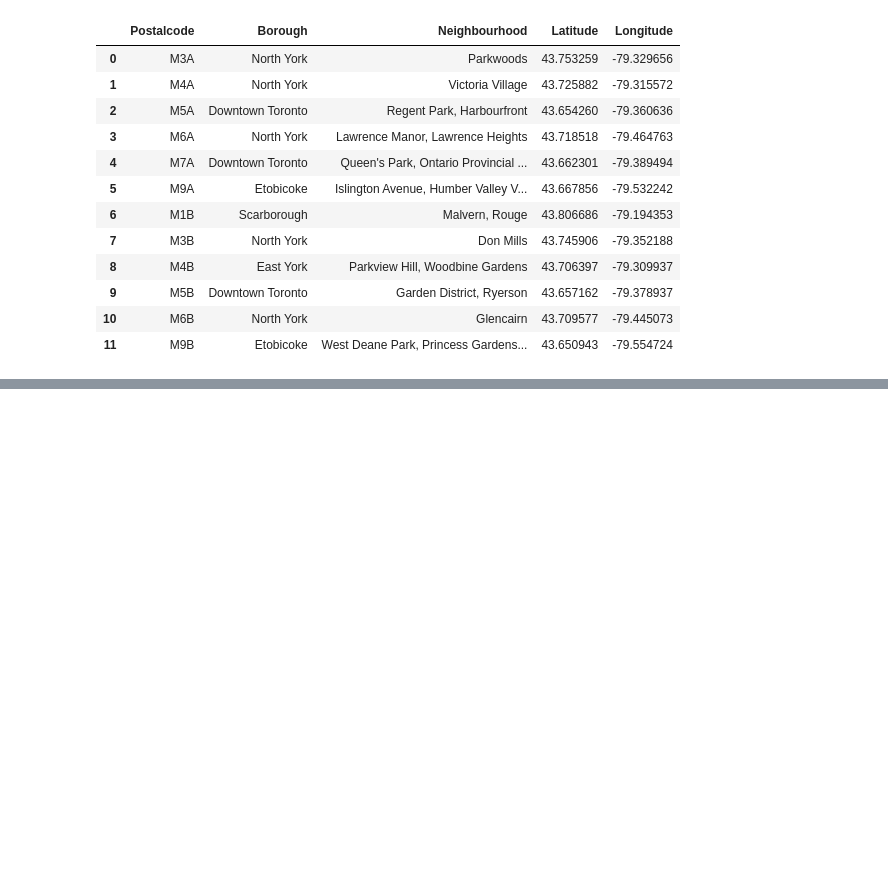
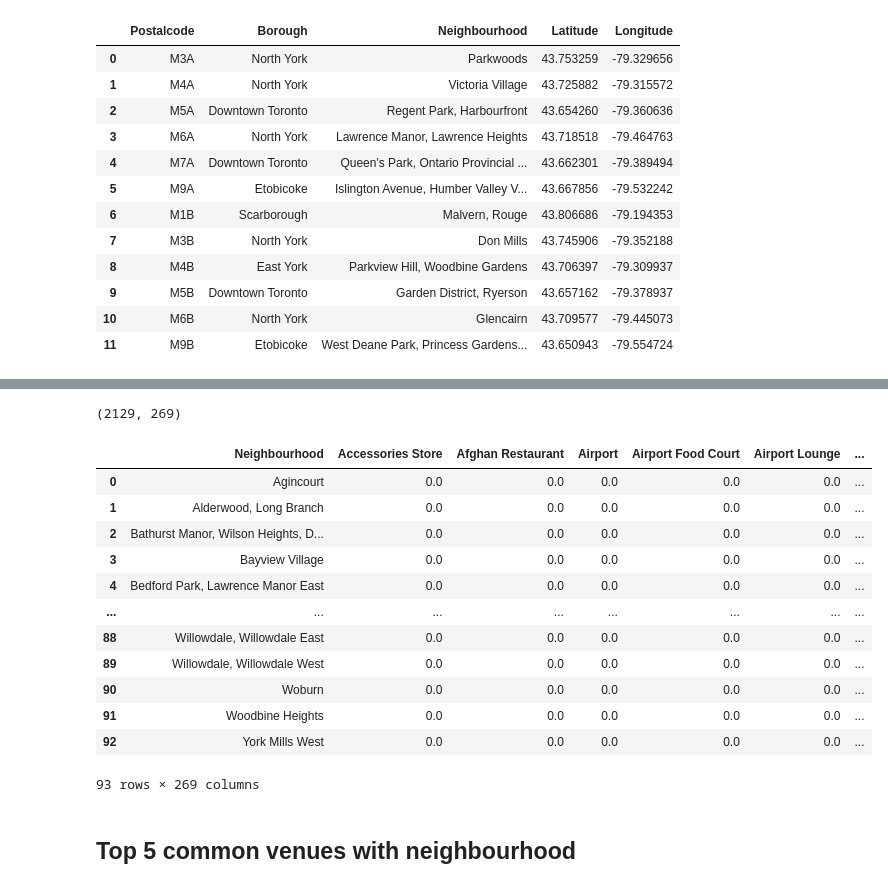
Before and after one commit to ishaansathaye/Coursera_Capstone, a Jupyter notebook: Segmenting and Clustering Neighborhoods in Toronto.ipynb, the cells around one changed output, grey strips where cells are left out. Saved outputs shown, nothing was run; the diff lists cells and outputs as text; code cells hidden in the pictures; blank space fills up the shorter version.

```diff
--- a/Segmenting and Clustering Neighborhoods in Toronto.ipynb
+++ b/Segmenting and Clustering Neighborhoods in Toronto.ipynb
@@ -240,0 +281,25 @@ dfToronto.head(12)
+# %%
+radius = 500
+LIMIT = 100
+# %%
+def getNearbyVenues(names, latitudes, longitudes, radius=500):
+
+    venues_list=[]
+    for name, lat, lng in zip(names, latitudes, longitudes):
+        print(name)
+
+        # create the API request URL
+        url = 'https://api.foursquare.com/v2/venues/explore?&client_id={}&client_secret={}&v={}&ll={},{}&radius={}&limit={}'.format(CLIENT_ID, CLIENT_SECRET, VERSION, lat, lng, radius, LIMIT)
+
+        # make the GET request
+        results = requests.get(url).json()["response"]['groups'][0]['items']
+
+        # return only relevant information for each nearby venue
+        venues_list.append([(name, lat, lng, v['venue']['name'], v['venue']['location']['lat'], v['venue']['location']['lng'], v['venue']['categories'][0]['name']) for v in results])
+
+    nearby_venues = pd.DataFrame([item for venue_list in venues_list for item in venue_list])
+    nearby_venues.columns = ['Neighbourhood', 'Neighbourhood Latitude', 'Neighbourhood Longitude', 'Venue', 'Venue Latitude', 'Venue Longitude', 'Venue Category']
+
+    return(nearby_venues)
+# %%
+torontoVenues = getNearbyVenues(names=dfToronto['Neighbourhood'], latitudes=dfToronto['Latitude'], longitudes=dfToronto['Longitude'])
@@ -240,0 +359,6 @@ dfToronto.head(12)
+# %%
+# one hot encoding
+torontoOnehot = pd.get_dummies(torontoVenues[['Venue Category']], prefix="", prefix_sep="")
+torontoOnehot['Neighbourhood'] = torontoVenues['Neighbourhood']
+fixed_columns = [torontoOnehot.columns[-1]] + list(torontoOnehot.columns[:-1])
+torontoOnehot.head()
@@ -240,0 +373,23 @@ dfToronto.head(12)
+# %%
+torontoOnehot.shape
+# %% [output]
+(2129, 269)
+# %%
+torontoGrouped = torontoOnehot.groupby('Neighbourhood').mean().reset_index()
+torontoGrouped
+# %% [output]
+|  | Neighbourhood | Accessories Store | Afghan Restaurant | Airport | Airport Food Court | Airport Lounge | ... |
+| 0 | Agincourt | 0.0 | 0.0 | 0.0 | 0.0 | 0.0 | ... |
+| 1 | Alderwood, Long Branch | 0.0 | 0.0 | 0.0 | 0.0 | 0.0 | ... |
+| 2 | Bathurst Manor, Wilson Heights, D... | 0.0 | 0.0 | 0.0 | 0.0 | 0.0 | ... |
+| 3 | Bayview Village | 0.0 | 0.0 | 0.0 | 0.0 | 0.0 | ... |
+| 4 | Bedford Park, Lawrence Manor East | 0.0 | 0.0 | 0.0 | 0.0 | 0.0 | ... |
+| ... | ... | ... | ... | ... | ... | ... | ... |
+| 88 | Willowdale, Willowdale East | 0.0 | 0.0 | 0.0 | 0.0 | 0.0 | ... |
+| 89 | Willowdale, Willowdale West | 0.0 | 0.0 | 0.0 | 0.0 | 0.0 | ... |
+| 90 | Woburn | 0.0 | 0.0 | 0.0 | 0.0 | 0.0 | ... |
+| 91 | Woodbine Heights | 0.0 | 0.0 | 0.0 | 0.0 | 0.0 | ... |
+| 92 | York Mills West | 0.0 | 0.0 | 0.0 | 0.0 | 0.0 | ... |
+93 rows × 269 columns
+# %% [markdown]
+## Top 5 common venues with neighbourhood
```
Also changed, not shown: parts of 33 cells of this notebook.
